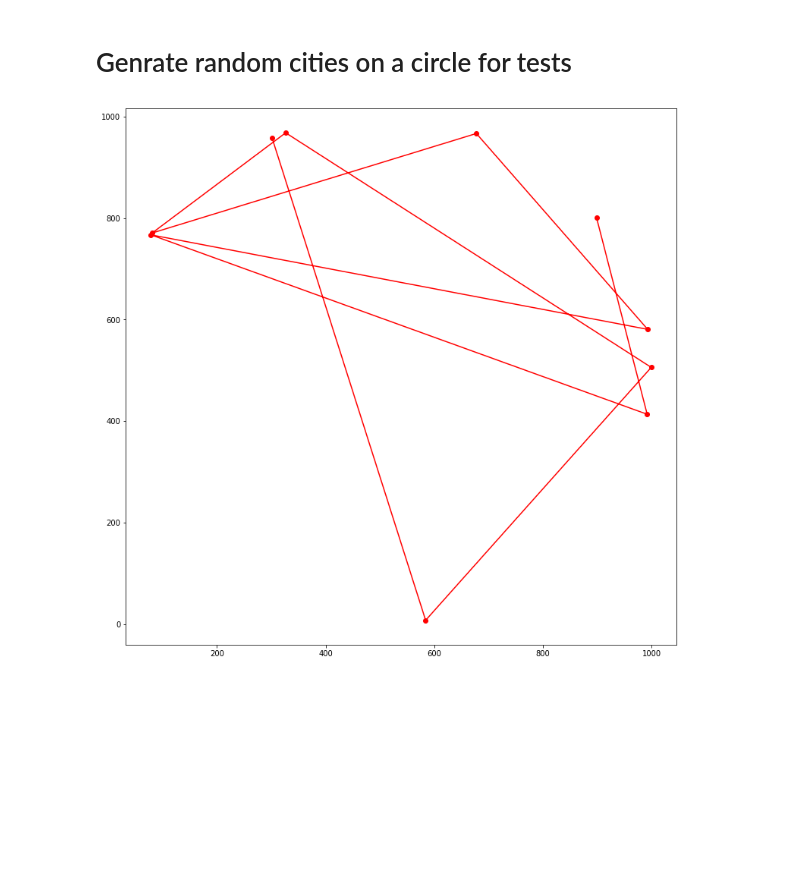
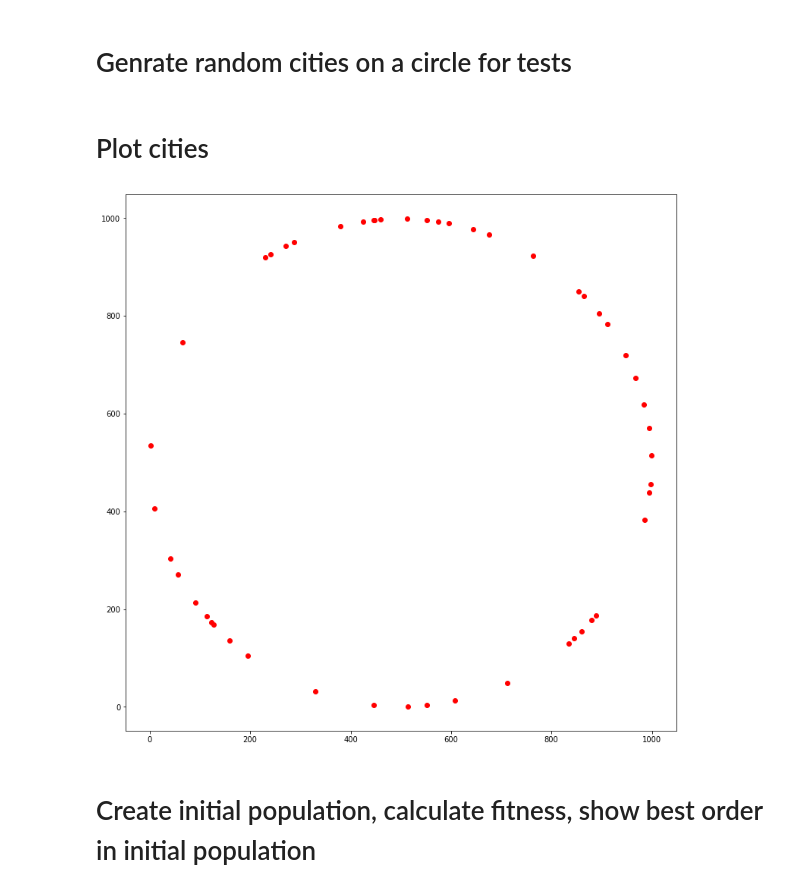
Before and after one commit to vegetablecode/ai-chapter, a Jupyter notebook: genetic-algorithm/notebook/genetic.ipynb, the cells around one changed output. Cells and saved outputs as stored; diff of their text form; code cells hidden in the pictures; blank space fills up the shorter version.

```diff
--- a/genetic-algorithm/notebook/genetic.ipynb
+++ b/genetic-algorithm/notebook/genetic.ipynb
@@ -55,12 +56,24 @@ from src.generate_data import generate_data
+# %%
+# setup
+MAP_SIZE = 1000
+NUMB_OF_CITIES = 50
+NUMB_OF_ITERATIONS = 1000
+MUTATION_RATE = 0.1
+POPULATION_SIZE = 500
+
+best_distances = []
+# %%
+# generate test dataset
+circle_cities = generate_data(NUMB_OF_CITIES, MAP_SIZE)
+circle_order = list(range(0, len(circle_cities)))
+# %% [markdown]
+# Plot cities
 # %%
-# generate test dataset
-circle_cities = generate_data(10, 1000)
-circle_order = list(range(0, len(circle_cities)))
-
-# plot circle cities in initial order
+# plot circle cities
 x = utils.get_x_list(circle_cities, circle_order)
 y = utils.get_y_list(circle_cities, circle_order)
-plt.plot(x, y, linestyle='-', marker='o', color='r')
+
+plt.plot(x, y, 'or')
 plt.show()
 # %% [output]
-[figure, old version]
+[figure, new version]
@@ -69 +80,3 @@ import src.genetic_algorithm as ga
+# %% [markdown]
+# Create initial population, calculate fitness, show best order in initial population
 # %%
```
Also changed, not shown: parts of 9 cells of this notebook, 1 other file.
